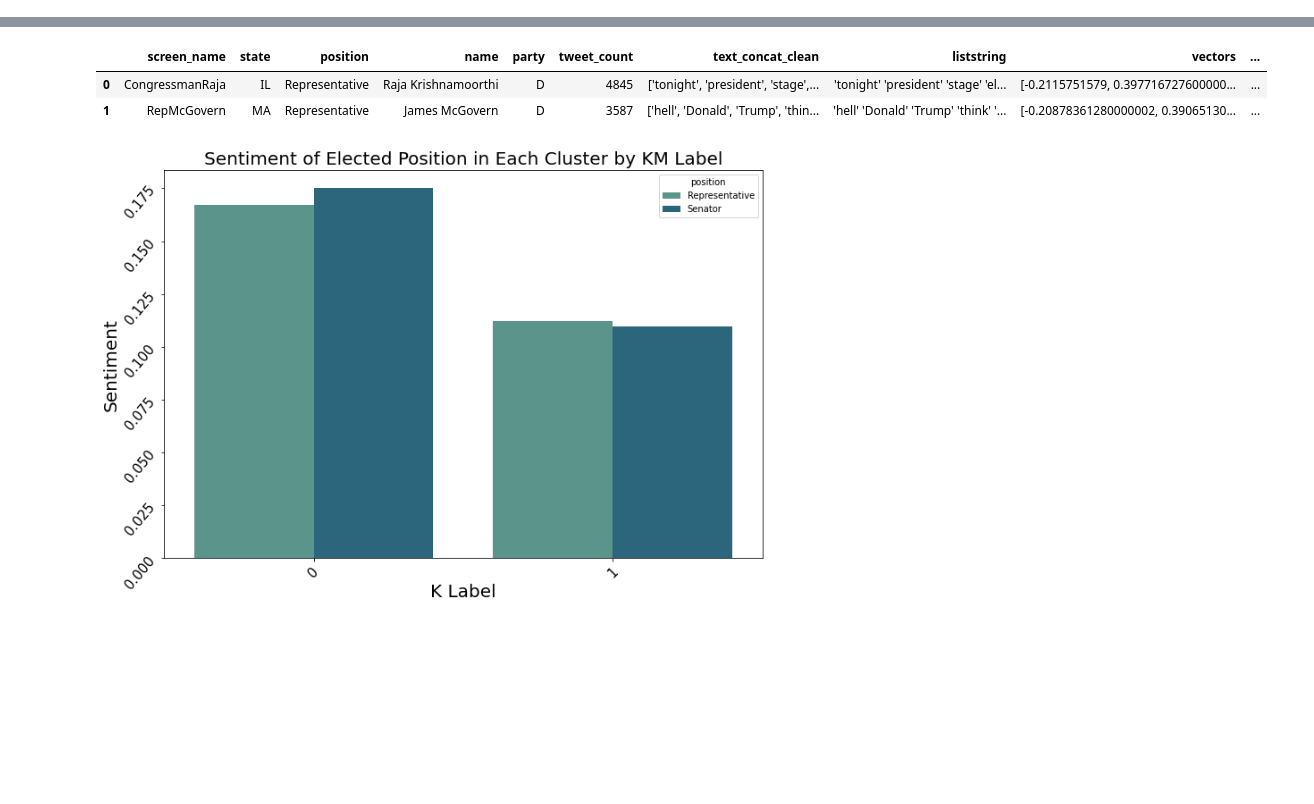
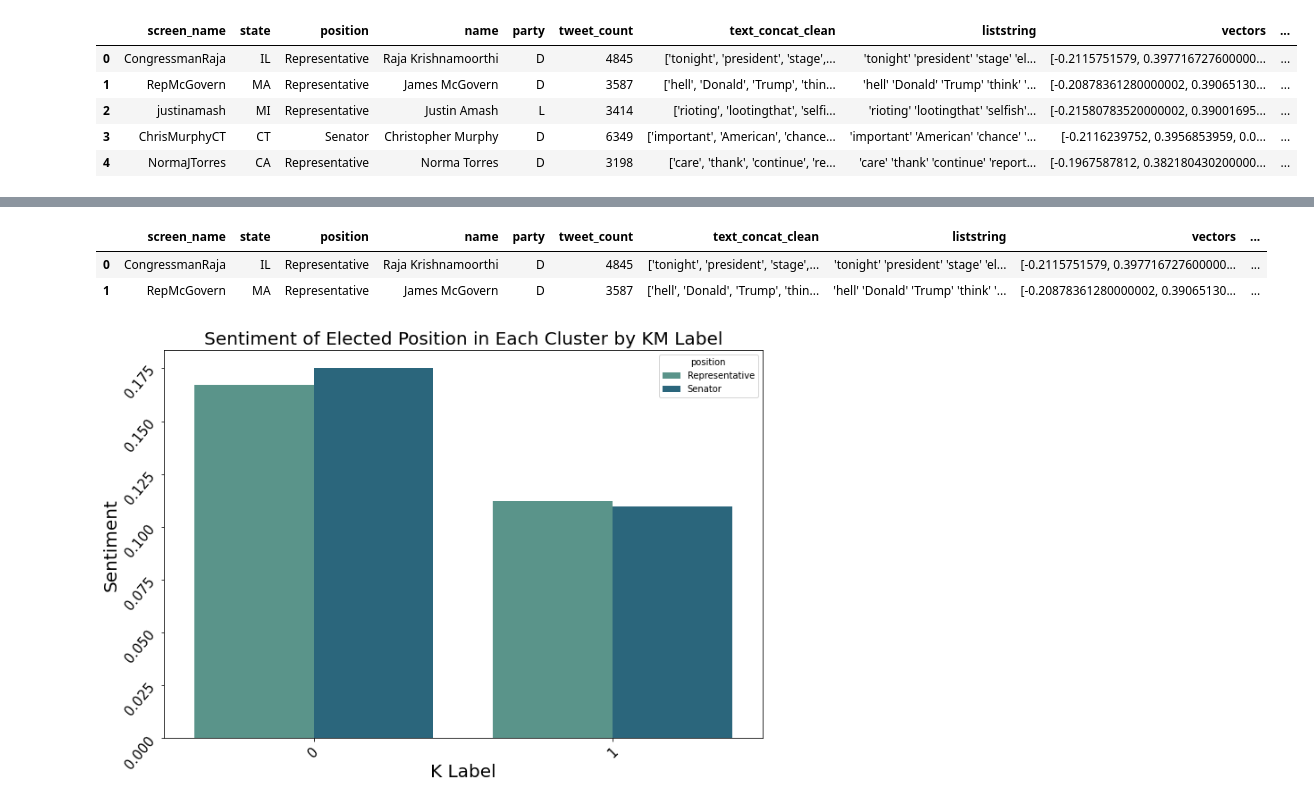
Before and after one commit to jabrown5/political-affiliation-using-twitter-116th-congress, a Jupyter notebook: code/07_Cluster_Analysis.ipynb, the cells around one changed output, grey strips where cells are left out. Cells and saved outputs as stored; diff of their text form; code cells hidden in the pictures; blank space fills up the shorter version.

```diff
--- a/code/07_Cluster_Analysis.ipynb
+++ b/code/07_Cluster_Analysis.ipynb
@@ -16,3 +18,12 @@ data = pd.read_csv('../data/sentiment_df.csv')
 
 # # Read in data from Google Colab. Update directory accordingly.
 # data = pd.read_csv('/content/drive/MyDrive/Python/vectors_labels_df.csv')
+# %%
+data.head()
+# %% [output]
+|  | screen_name | state | position | name | party | tweet_count | text_concat_clean | liststring | vectors | ... |
+| 0 | CongressmanRaja | IL | Representative | Raja Krishnamoorthi | D | 4845 | ['tonight', 'president', 'stage',... | 'tonight' 'president' 'stage' 'el... | [-0.2115751579, 0.397716727600000... | ... |
+| 1 | RepMcGovern | MA | Representative | James McGovern | D | 3587 | ['hell', 'Donald', 'Trump', 'thin... | 'hell' 'Donald' 'Trump' 'think' '... | [-0.20878361280000002, 0.39065130... | ... |
+| 2 | justinamash | MI | Representative | Justin Amash | L | 3414 | ['rioting', 'lootingthat', 'selfi... | 'rioting' 'lootingthat' 'selfish'... | [-0.21580783520000002, 0.39001695... | ... |
+| 3 | ChrisMurphyCT | CT | Senator | Christopher Murphy | D | 6349 | ['important', 'American', 'chance... | 'important' 'American' 'chance' '... | [-0.2116239752, 0.3956853959, 0.0... | ... |
+| 4 | NormaJTorres | CA | Representative | Norma Torres | D | 3198 | ['care', 'thank', 'continue', 're... | 'care' 'thank' 'continue' 'report... | [-0.1967587812, 0.382180430200000... | ... |
```
Also changed, not shown: parts of 7 cells of this notebook, 6 other files.
